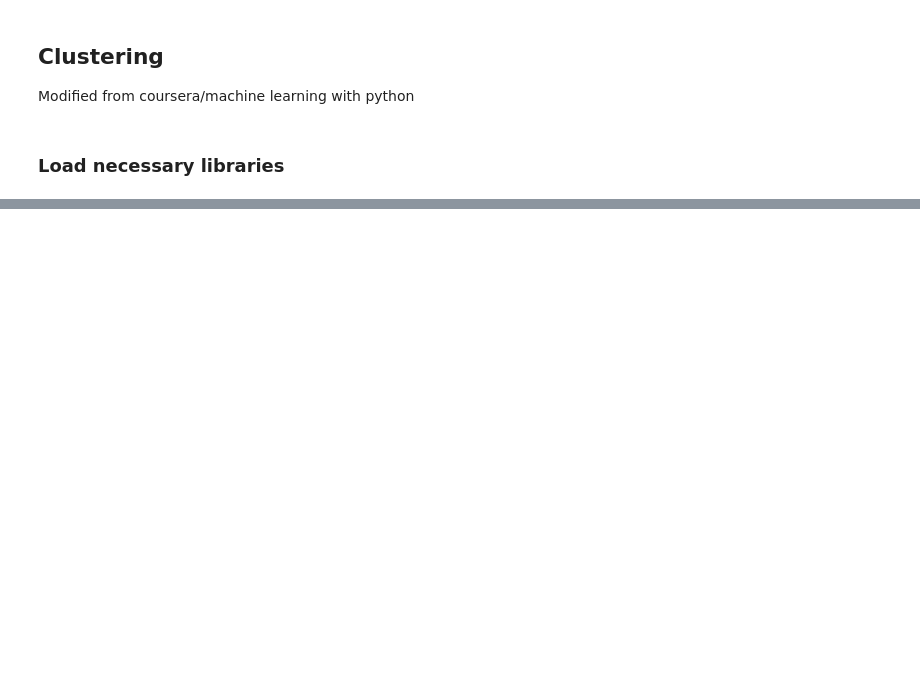
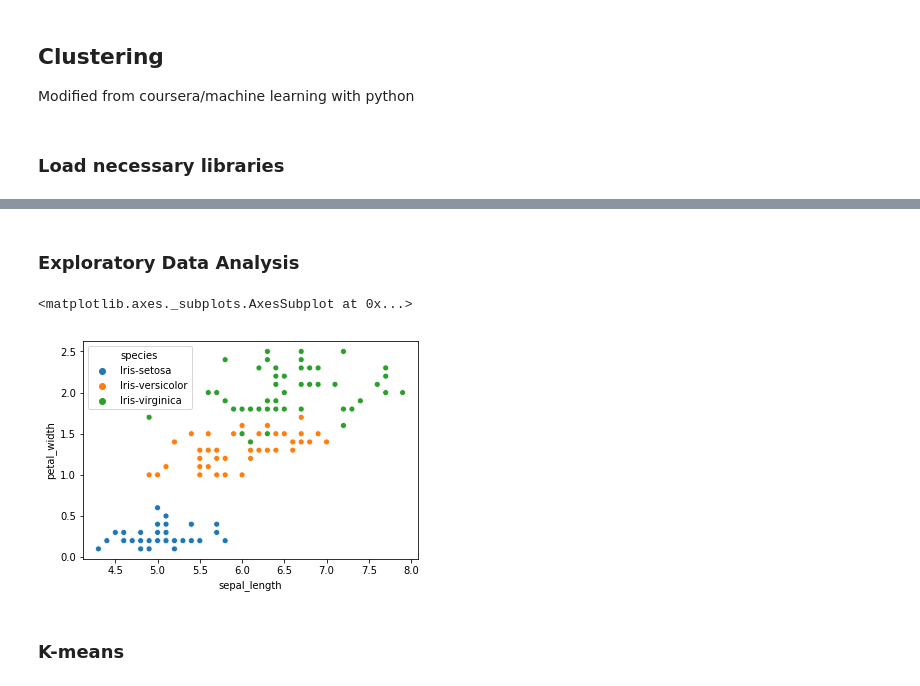
Before and after one commit to jiyuw/Machine-Learning-sklearn-notes, a Jupyter notebook: Clustering.ipynb, the cells around one changed output, grey strips where cells are left out. Saved outputs shown, nothing was run; the diff lists cells and outputs as text; code cells hidden in the pictures; blank space fills up the shorter version.

Commit message:
class and clust

```diff
--- a/Clustering.ipynb
+++ b/Clustering.ipynb
@@ -37,0 +34,10 @@ df.head()
+# %% [markdown]
+### Exploratory Data Analysis
+# %%
+# clusters with true labels
+sns.scatterplot(df['sepal_length'], df['petal_width'], hue=label)
+# %% [output]
+<matplotlib.axes._subplots.AxesSubplot at 0x...>
+[figure, added]
+# %% [markdown]
+### K-means
```
Also changed, not shown: parts of 17 cells of this notebook, 1 other file.
